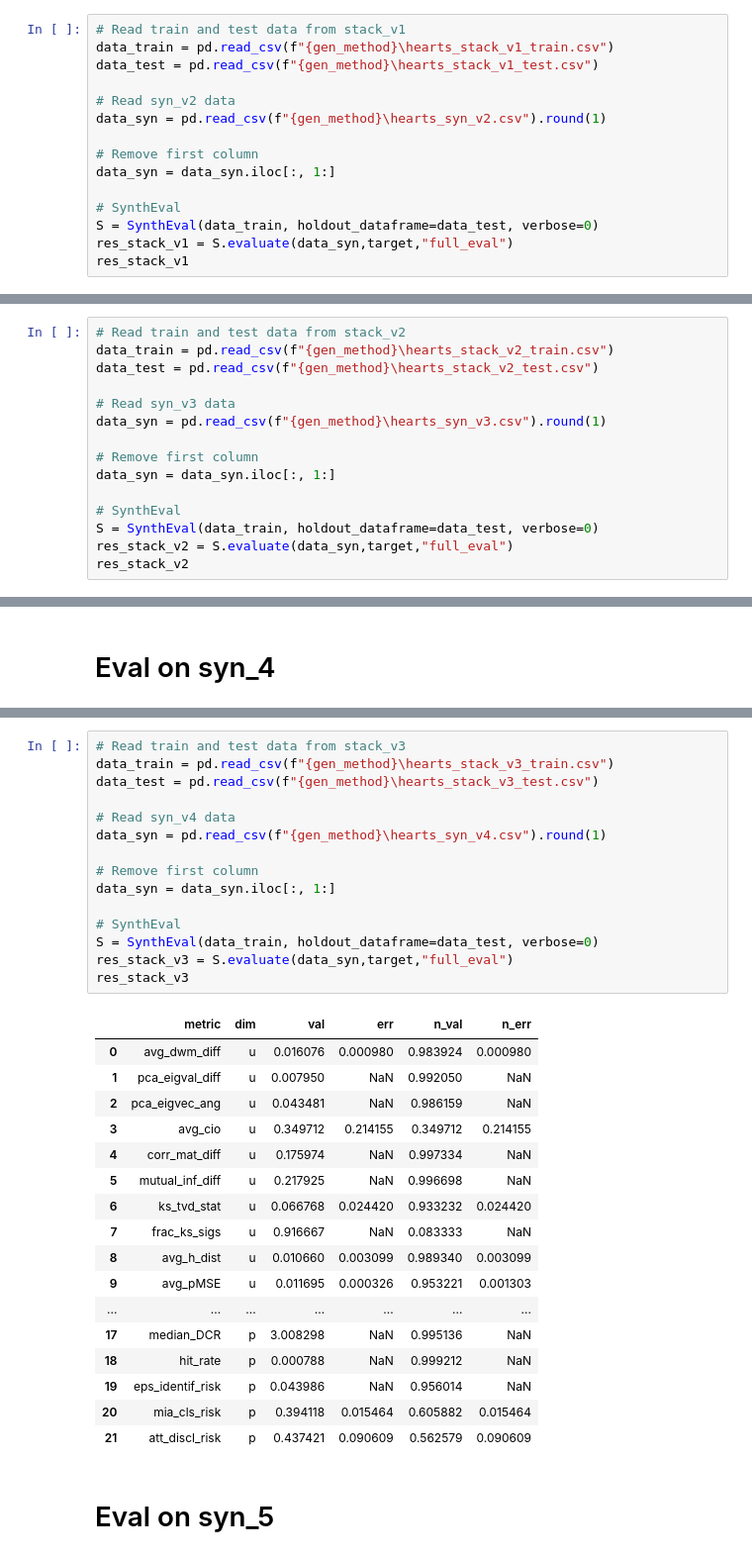
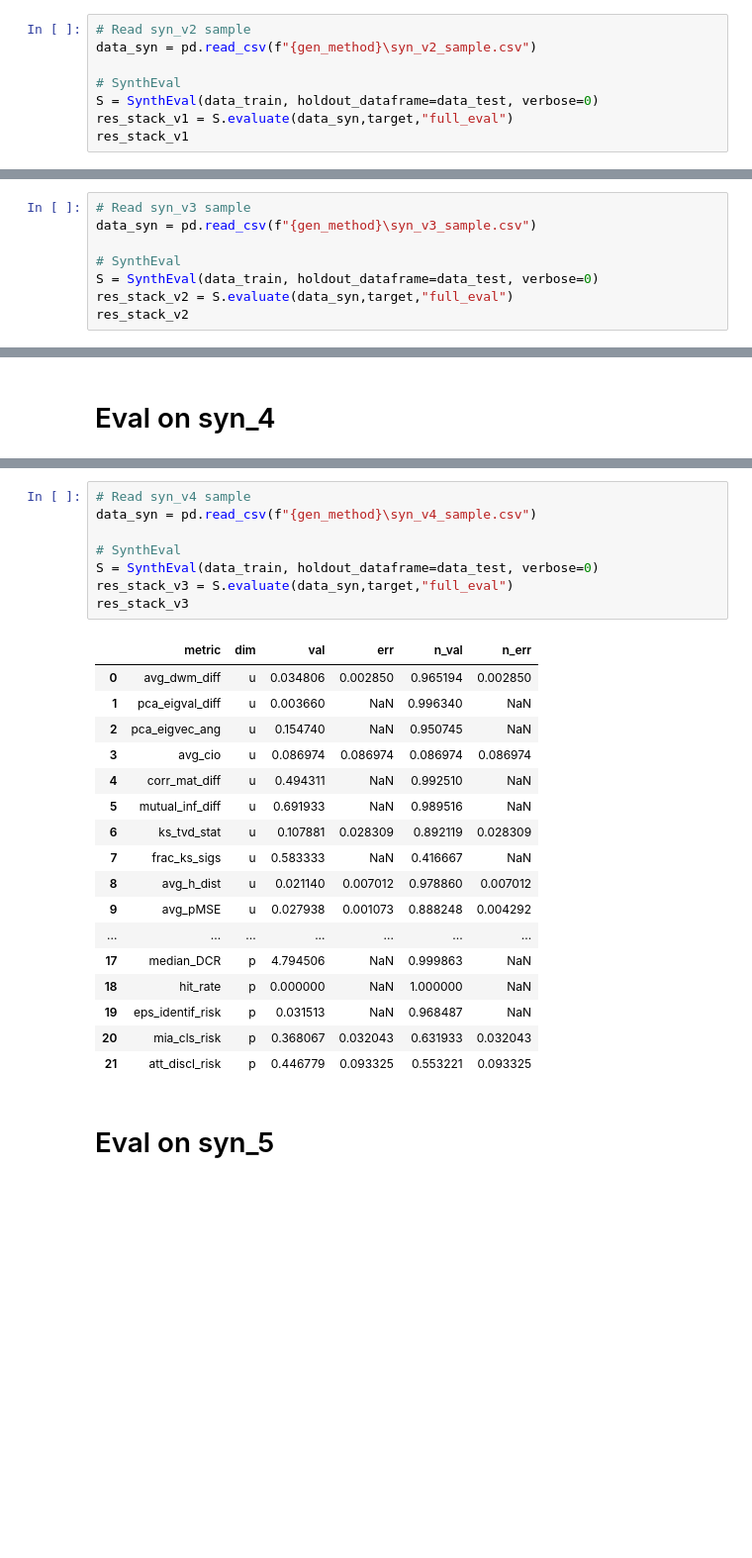
Before and after one commit to LucasBrynk/synthe_size_me, a Jupyter notebook: hearts_syn/hearts_ctgan_syn.ipynb, the cells around one changed output, grey strips where cells are left out. Shown at 99% size. Saved outputs shown, nothing was run; the diff lists cells and outputs as text; blank space fills up the shorter version.

```diff
--- a/hearts_syn/hearts_ctgan_syn.ipynb
+++ b/hearts_syn/hearts_ctgan_syn.ipynb
@@ -388,13 +412,6 @@ res_real
 # %%
-# Read train and test data from stack_v1
-data_train = pd.read_csv(f"{gen_method}\hearts_stack_v1_train.csv")
-data_test = pd.read_csv(f"{gen_method}\hearts_stack_v1_test.csv")
-
-# Read syn_v2 data
-data_syn = pd.read_csv(f"{gen_method}\hearts_syn_v2.csv").round(1)
-
-# Remove first column
-data_syn = data_syn.iloc[:, 1:]
+# Read syn_v2 sample
+data_syn = pd.read_csv(f"{gen_method}\syn_v2_sample.csv")
 
 # SynthEval
 S = SynthEval(data_train, holdout_dataframe=data_test, verbose=0)
@@ -423,13 +452,6 @@ res_stack_v1
 # %%
-# Read train and test data from stack_v2
-data_train = pd.read_csv(f"{gen_method}\hearts_stack_v2_train.csv")
-data_test = pd.read_csv(f"{gen_method}\hearts_stack_v2_test.csv")
-
-# Read syn_v3 data
-data_syn = pd.read_csv(f"{gen_method}\hearts_syn_v3.csv").round(1)
-
-# Remove first column
-data_syn = data_syn.iloc[:, 1:]
+# Read syn_v3 sample
+data_syn = pd.read_csv(f"{gen_method}\syn_v3_sample.csv")
 
 # SynthEval
 S = SynthEval(data_train, holdout_dataframe=data_test, verbose=0)
@@ -458,35 +492,28 @@ res_stack_v2
 # %%
-# Read train and test data from stack_v3
-data_train = pd.read_csv(f"{gen_method}\hearts_stack_v3_train.csv")
-data_test = pd.read_csv(f"{gen_method}\hearts_stack_v3_test.csv")
-
-# Read syn_v4 data
-data_syn = pd.read_csv(f"{gen_method}\hearts_syn_v4.csv").round(1)
-
-# Remove first column
-data_syn = data_syn.iloc[:, 1:]
+# Read syn_v4 sample
+data_syn = pd.read_csv(f"{gen_method}\syn_v4_sample.csv")
 
 # SynthEval
 S = SynthEval(data_train, holdout_dataframe=data_test, verbose=0)
 res_stack_v3 = S.evaluate(data_syn,target,"full_eval")
 res_stack_v3
 # %% [output]
 |  | metric | dim | val | err | n_val | n_err |
-| 0 | avg_dwm_diff | u | 0.016076 | 0.000980 | 0.983924 | 0.000980 |
-| 1 | pca_eigval_diff | u | 0.007950 | NaN | 0.992050 | NaN |
-| 2 | pca_eigvec_ang | u | 0.043481 | NaN | 0.986159 | NaN |
-| 3 | avg_cio | u | 0.349712 | 0.214155 | 0.349712 | 0.214155 |
-| 4 | corr_mat_diff | u | 0.175974 | NaN | 0.997334 | NaN |
-| 5 | mutual_inf_diff | u | 0.217925 | NaN | 0.996698 | NaN |
-| 6 | ks_tvd_stat | u | 0.066768 | 0.024420 | 0.933232 | 0.024420 |
-| 7 | frac_ks_sigs | u | 0.916667 | NaN | 0.083333 | NaN |
-| 8 | avg_h_dist | u | 0.010660 | 0.003099 | 0.989340 | 0.003099 |
-| 9 | avg_pMSE | u | 0.011695 | 0.000326 | 0.953221 | 0.001303 |
+| 0 | avg_dwm_diff | u | 0.034806 | 0.002850 | 0.965194 | 0.002850 |
+| 1 | pca_eigval_diff | u | 0.003660 | NaN | 0.996340 | NaN |
+| 2 | pca_eigvec_ang | u | 0.154740 | NaN | 0.950745 | NaN |
+| 3 | avg_cio | u | 0.086974 | 0.086974 | 0.086974 | 0.086974 |
+| 4 | corr_mat_diff | u | 0.494311 | NaN | 0.992510 | NaN |
+| 5 | mutual_inf_diff | u | 0.691933 | NaN | 0.989516 | NaN |
+| 6 | ks_tvd_stat | u | 0.107881 | 0.028309 | 0.892119 | 0.028309 |
+| 7 | frac_ks_sigs | u | 0.583333 | NaN | 0.416667 | NaN |
+| 8 | avg_h_dist | u | 0.021140 | 0.007012 | 0.978860 | 0.007012 |
+| 9 | avg_pMSE | u | 0.027938 | 0.001073 | 0.888248 | 0.004292 |
 | ... | ... | ... | ... | ... | ... | ... |
-| 17 | median_DCR | p | 3.008298 | NaN | 0.995136 | NaN |
-| 18 | hit_rate | p | 0.000788 | NaN | 0.999212 | NaN |
-| 19 | eps_identif_risk | p | 0.043986 | NaN | 0.956014 | NaN |
-| 20 | mia_cls_risk | p | 0.394118 | 0.015464 | 0.605882 | 0.015464 |
-| 21 | att_discl_risk | p | 0.437421 | 0.090609 | 0.562579 | 0.090609 |
+| 17 | median_DCR | p | 4.794506 | NaN | 0.999863 | NaN |
+| 18 | hit_rate | p | 0.000000 | NaN | 1.000000 | NaN |
+| 19 | eps_identif_risk | p | 0.031513 | NaN | 0.968487 | NaN |
+| 20 | mia_cls_risk | p | 0.368067 | 0.032043 | 0.631933 | 0.032043 |
+| 21 | att_discl_risk | p | 0.446779 | 0.093325 | 0.553221 | 0.093325 |
 # %% [markdown]
 # Eval on syn_5
```
Also changed, not shown: parts of 39 cells of this notebook.
